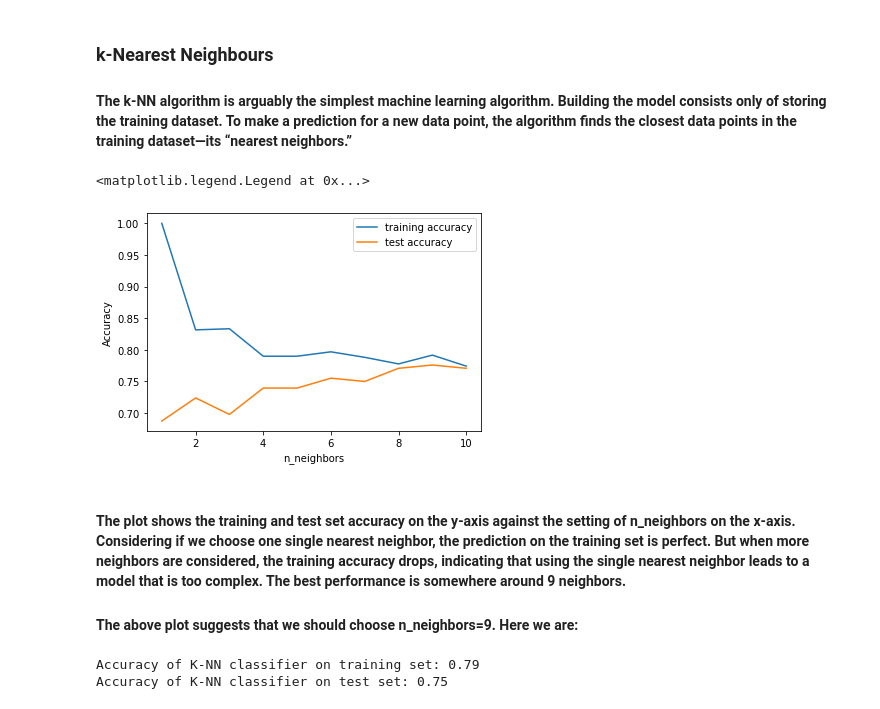
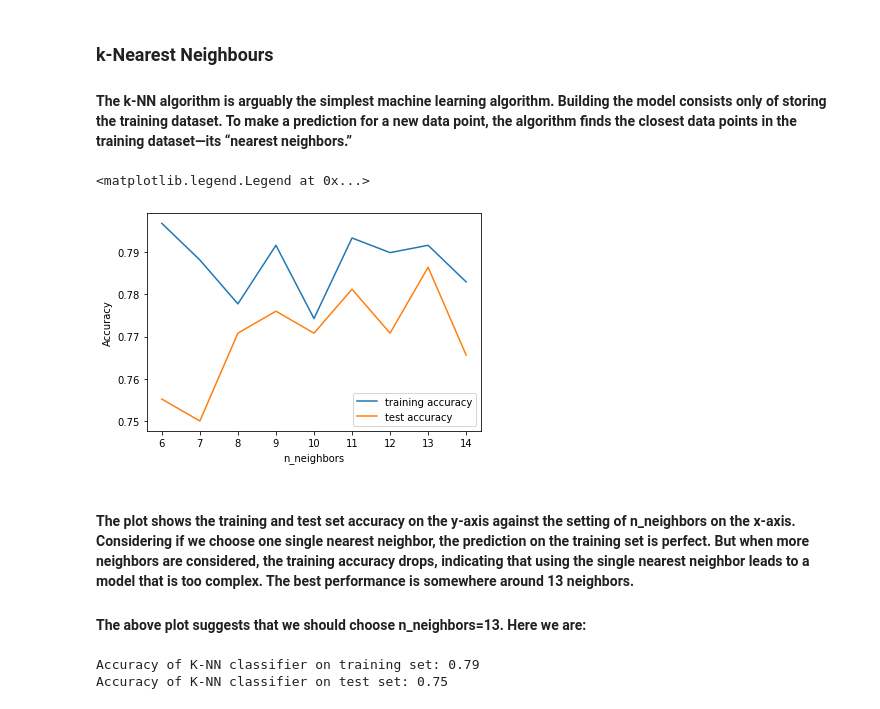
Before and after one commit to shawry6/Diabot, a Jupyter notebook: Code/ML_diabetes.ipynb, the cells around one changed output. Saved outputs shown, nothing was run; the diff lists cells and outputs as text; code cells hidden in the pictures.

```diff
--- a/Code/ML_diabetes.ipynb
+++ b/Code/ML_diabetes.ipynb
@@ -80,33 +85,33 @@ X_train, X_test, y_train, y_test = train_test_split(
 # %%
 from sklearn.neighbors import KNeighborsClassifier
 
 training_accuracy = []
 test_accuracy = []
 # try n_neighbors from 1 to 10
-neighbors_settings = range(1, 11)
+neighbors_settings = range(6, 15)
 
 for n_neighbors in neighbors_settings:
     # build the model
     knn = KNeighborsClassifier(n_neighbors=n_neighbors)
     knn.fit(X_train, y_train)
     # record training set accuracy
     training_accuracy.append(knn.score(X_train, y_train))
     # record test set accuracy
     test_accuracy.append(knn.score(X_test, y_test))
 
 plt.plot(neighbors_settings, training_accuracy, label="training accuracy")
 plt.plot(neighbors_settings, test_accuracy, label="test accuracy")
 plt.ylabel("Accuracy")
 plt.xlabel("n_neighbors")
 plt.legend()
 # plt.savefig('..\Outputs\knn_compare_model')
 # %% [output]
 <matplotlib.legend.Legend at 0x...>
-[figure, old version]
+[figure, new version]
 # %% [markdown]
-#### The plot shows the training and test set accuracy on the y-axis against the setting of n_neighbors on the x-axis. Considering if we choose one single nearest neighbor, the prediction on the training set is perfect. But when more neighbors are considered, the training accuracy drops, indicating that using the single nearest neighbor leads to a model that is too complex. The best performance is somewhere around 9 neighbors.
+#### The plot shows the training and test set accuracy on the y-axis against the setting of n_neighbors on the x-axis. Considering if we choose one single nearest neighbor, the prediction on the training set is perfect. But when more neighbors are considered, the training accuracy drops, indicating that using the single nearest neighbor leads to a model that is too complex. The best performance is somewhere around 13 neighbors.
 
-#### The above plot suggests that we should choose n_neighbors=9. Here we are:
+#### The above plot suggests that we should choose n_neighbors=13. Here we are:
 # %%
 knn = KNeighborsClassifier(n_neighbors=7)
 knn.fit(X_train, y_train)
```
Also changed, not shown: parts of 30 cells of this notebook.
